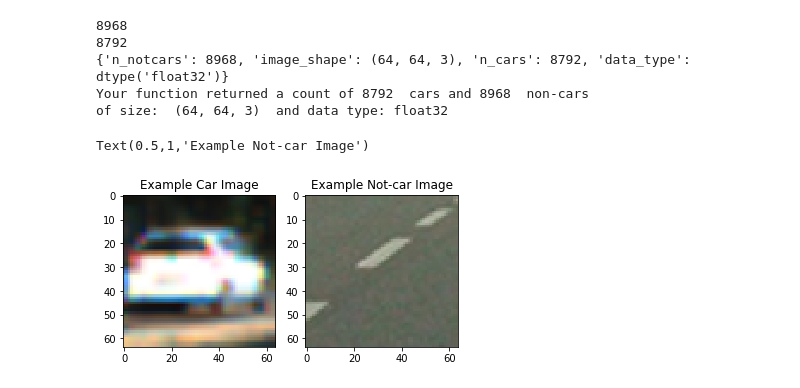
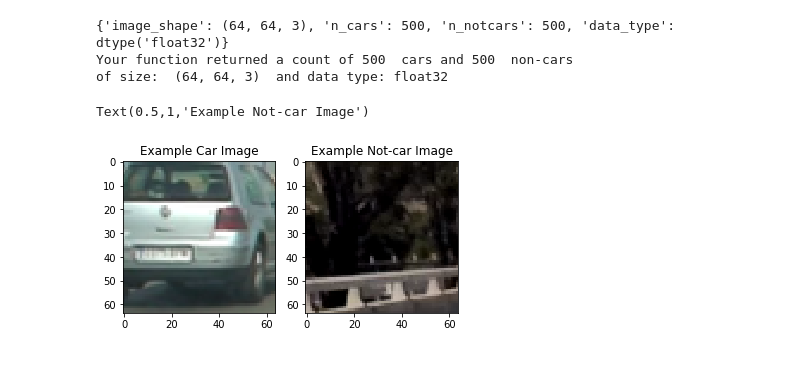
Before and after one commit to joelpou/vehicle-detection, a Jupyter notebook: carDetection.ipynb, the cells around one changed output. Cells and saved outputs as stored; diff of their text form; code cells hidden in the pictures.

```diff
--- a/carDetection.ipynb
+++ b/carDetection.ipynb
@@ -1,12 +14,4 @@
 # %%
-# Perform a Histogram of Oriented Gradients (HOG) feature extraction on a labeled training set of images and train a classifier Linear SVM classifier
-import matplotlib.image as mpimg
-import matplotlib.pyplot as plt
-import numpy as np
-import cv2
-import glob
-#from skimage.feature import hog
-#from skimage import color, exposure
 # images are divided up into vehicles and non-vehicles
 
 imgsNon =  glob.glob('non-vehicles/*/*.png')
@@ -17,14 +22,13 @@ notcars = []
 
 for noncar in imgsNon:
     notcars.append(noncar)
-#     img = mpimg.imread(image)
-#     plt.imshow(img)
-#     plt.show()
 
 for car in imgsCars:
     cars.append(car)
-print(len(notcars))
-print(len(cars))
+
+sampleSize = 500
+cars = cars[0:sampleSize]
+notcars = notcars[0:sampleSize]
 
 # Define a function to return some characteristics of the dataset
 def data_look(car_list, notcar_list):
@@ -44,35 +48,33 @@ def data_look(car_list, notcar_list):
 
 data_info = data_look(cars, notcars)
 
 print(data_info)
 
 print('Your function returned a count of',
       data_info["n_cars"], ' cars and',
       data_info["n_notcars"], ' non-cars')
 print('of size: ',data_info["image_shape"], ' and data type:',
       data_info["data_type"])
 # Just for fun choose random car / not-car indices and plot example images
 car_ind = np.random.randint(0, len(cars))
 notcar_ind = np.random.randint(0, len(notcars))
 
 # Read in car / not-car images
 car_image = mpimg.imread(cars[car_ind])
 notcar_image = mpimg.imread(notcars[notcar_ind])
 
 
 # Plot the examples
 fig = plt.figure()
 plt.subplot(121)
 plt.imshow(car_image)
 plt.title('Example Car Image')
 plt.subplot(122)
 plt.imshow(notcar_image)
 plt.title('Example Not-car Image')
 # %% [output]
-8968
-8792
-{'n_notcars': 8968, 'image_shape': (64, 64, 3), 'n_cars': 8792, 'data_type': dtype('float32')}
-Your function returned a count of 8792  cars and 8968  non-cars
+{'image_shape': (64, 64, 3), 'n_cars': 500, 'n_notcars': 500, 'data_type': dtype('float32')}
+Your function returned a count of 500  cars and 500  non-cars
 of size:  (64, 64, 3)  and data type: float32
 Text(0.5,1,'Example Not-car Image')
-[figure, old version]
+[figure, new version]
```
Also changed, not shown: parts of 4 cells of this notebook, 1 other file.
